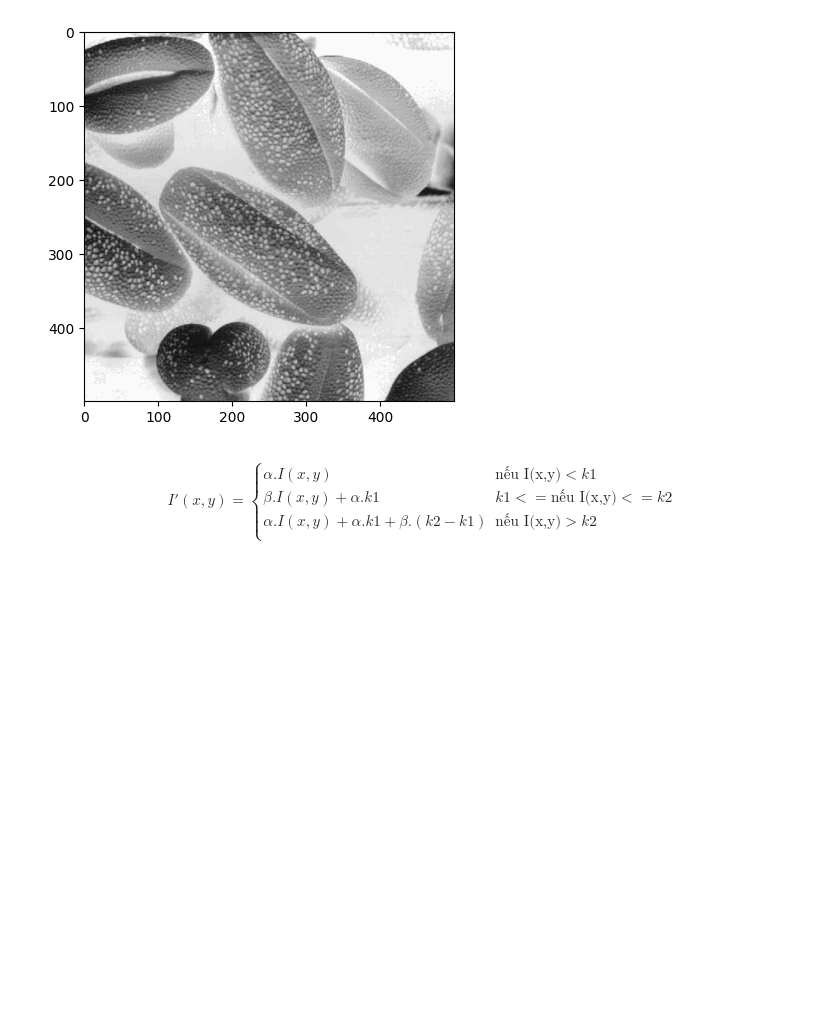
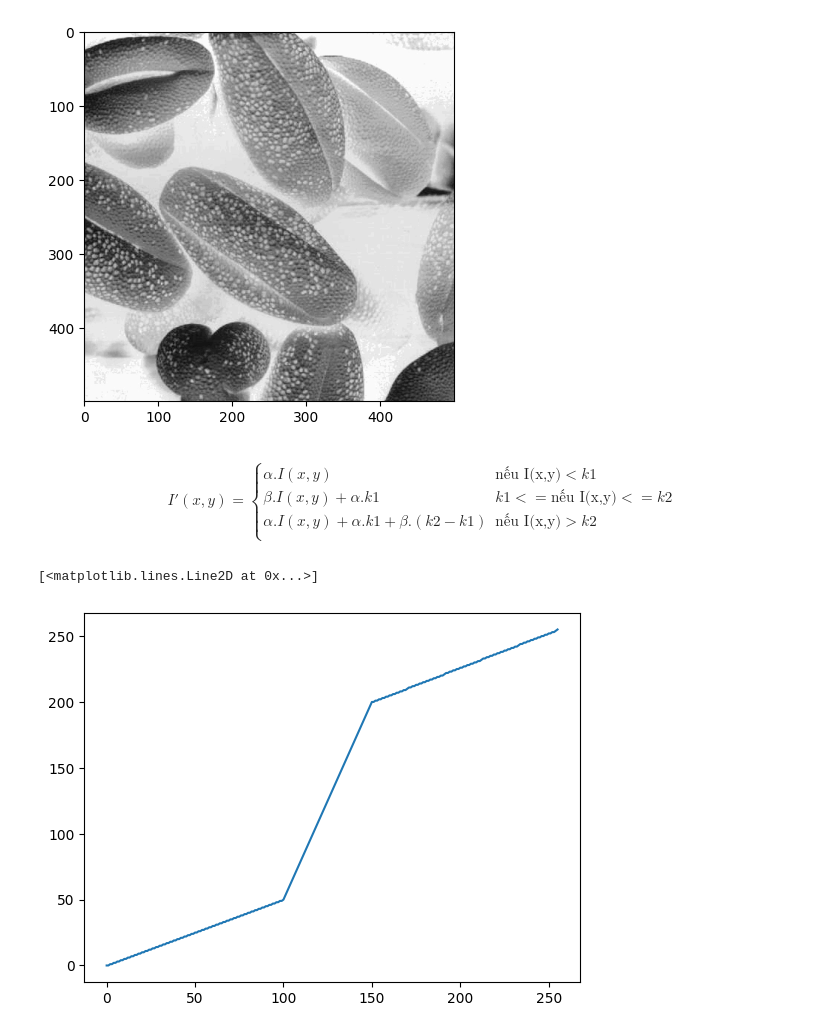
Before and after one commit to Minhdd1413/Image_Processing, a Jupyter notebook: Week2.ipynb, the cells around one changed output. Drawn from its saved outputs; the diff is of its cells as text; code cells hidden in the pictures; blank space fills up the shorter version.

```diff
--- a/Week2.ipynb
+++ b/Week2.ipynb
@@ -66,2 +76,10 @@ def alpha(x, alpha, k1, k2):
+# %%
+# plot the function
+x = np.arange(0, 256)
+y = [contrast_stretching(i, 100, 50, 150, 200) for i in x]
+plt.plot(x, y)
+# %% [output]
+[<matplotlib.lines.Line2D at 0x...>]
+[figure, added]
 # %%
 # test
```
Also changed, not shown: parts of 16 cells of this notebook, 1 other file.
